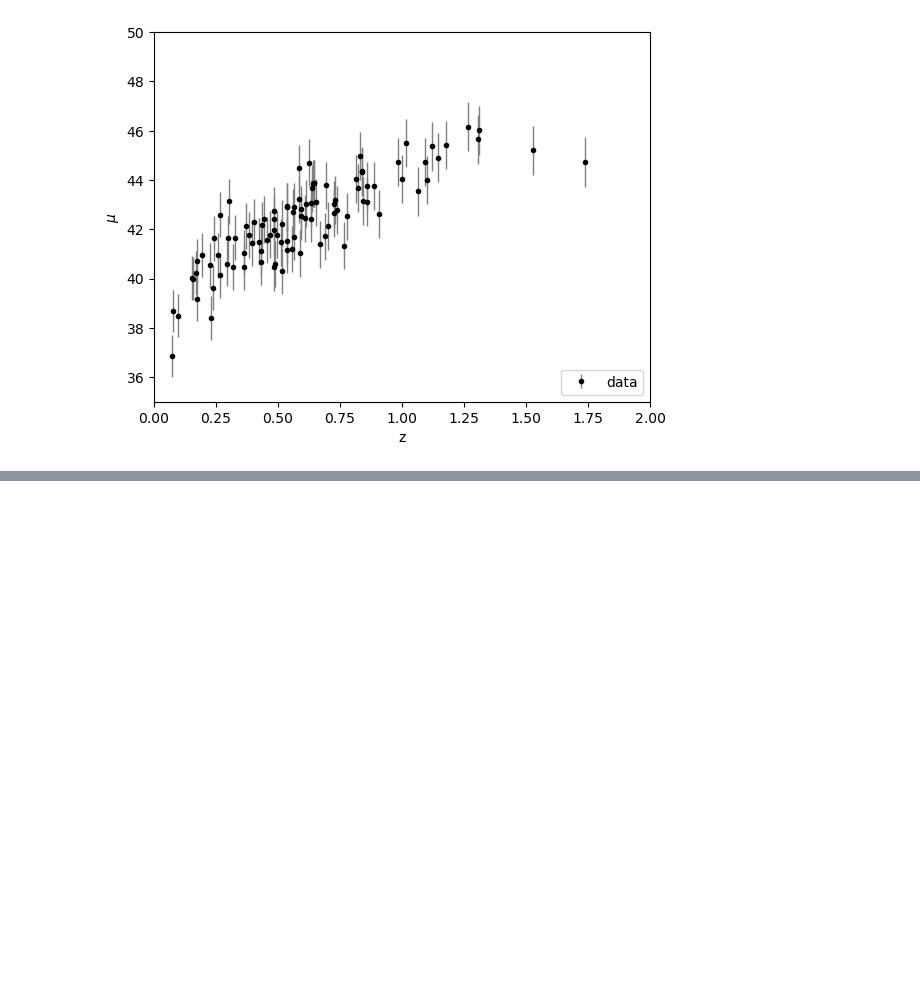
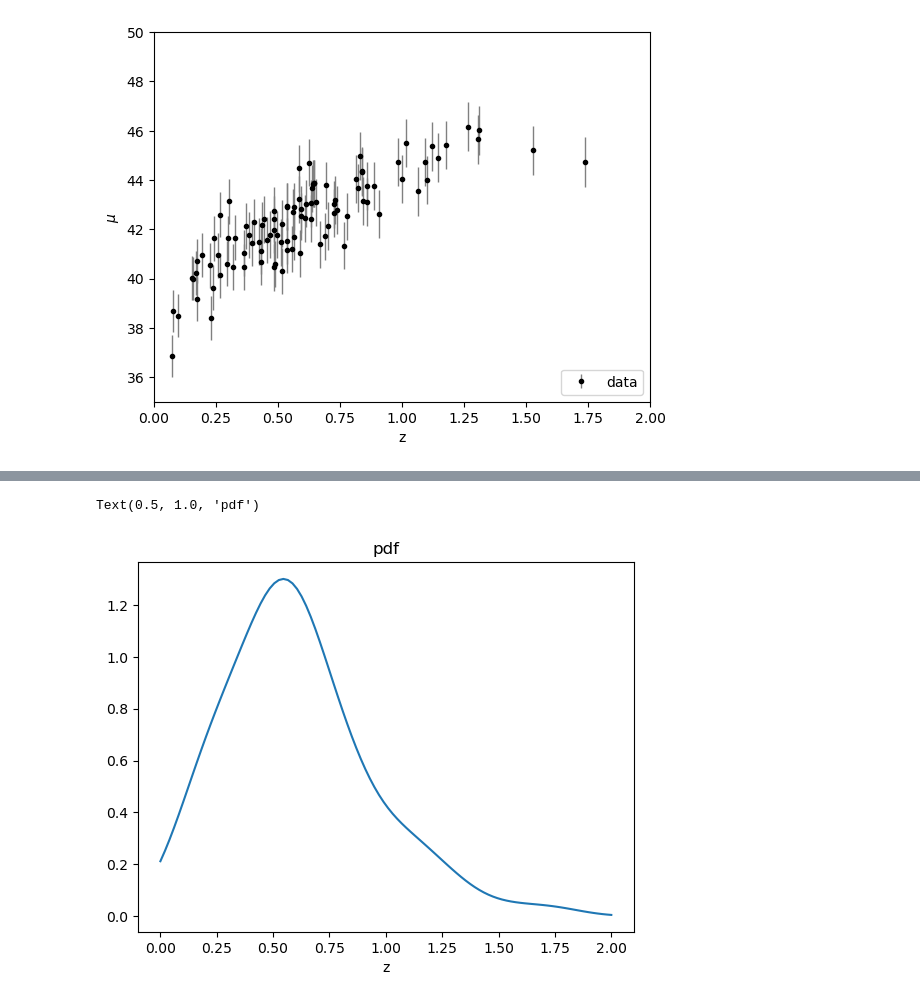
Before and after one commit to Diego-Albano/astrostatistics_bicocca_2025, a Jupyter notebook: working/W18.ipynb, the cells around one changed output, grey strips where cells are left out. Saved outputs shown, nothing was run; the diff lists cells and outputs as text; code cells hidden in the pictures; blank space fills up the shorter version.

```diff
--- a/working/W18.ipynb
+++ b/working/W18.ipynb
@@ -41,0 +57,11 @@ plt.ylim(35,50);
+# %%
+kde_skl = KernelDensity(bandwidth = h_opt)
+kde_skl.fit(x_sample)
+pdf = np.exp(kde_skl.score_samples(x))
+
+plt.plot(x, pdf)
+plt.xlabel("z")
+plt.title("pdf")
+# %% [output]
+Text(0.5, 1.0, 'pdf')
+[figure, added]
```
Also changed, not shown: parts of 3 cells of this notebook.
